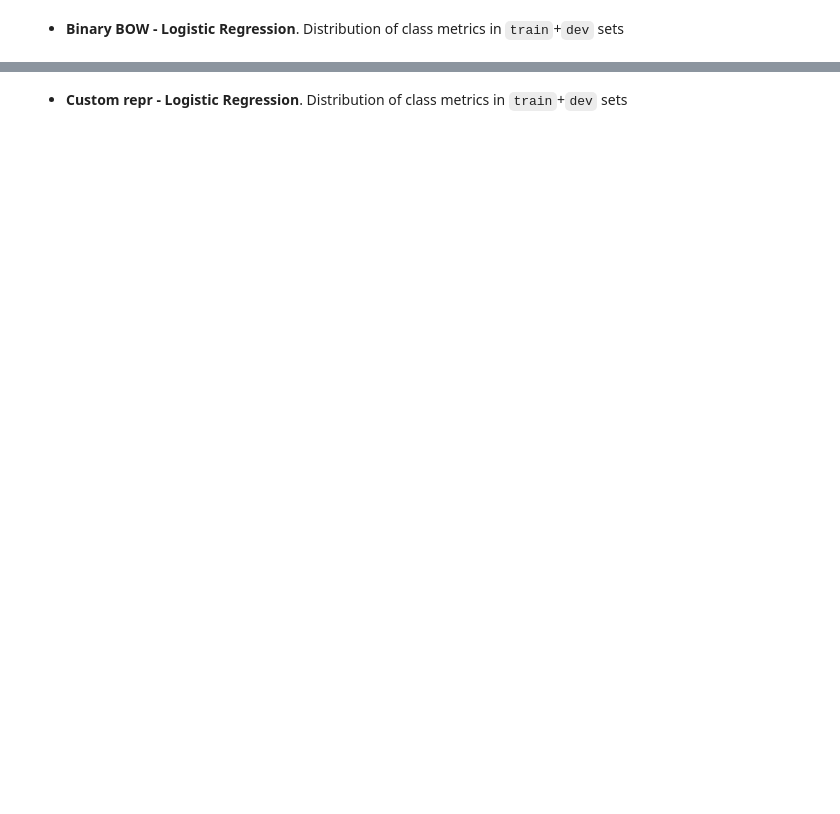
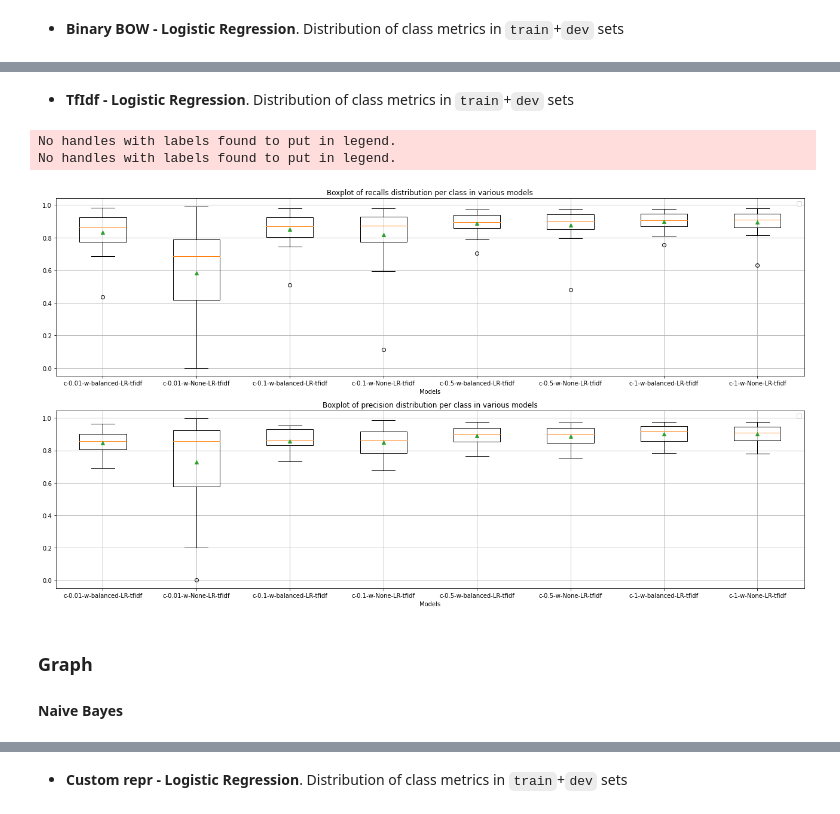
Before and after one commit to imsarmiento/NLP_202110, a Jupyter notebook: HW2/NB_LR.ipynb, the cells around one changed output, grey strips where cells are left out. Saved outputs shown, nothing was run; the diff lists cells and outputs as text; code cells hidden in the pictures; blank space fills up the shorter version.

```diff
--- a/HW2/NB_LR.ipynb
+++ b/HW2/NB_LR.ipynb
@@ -229,3 +233,7 @@ Shape bin test (5649, 141112)
+# %%
+transformer = TfidfTransformer()
+train_tfidf = transformer.fit_transform(train_bow)
+test_tfidf = transformer.transform(test_bow)
 # %% [markdown]
 ## Training models on 60% training set
 # %% [markdown]
@@ -341,0 +359,2 @@ alpha-0.01-fp-T-NB-bool 42
+# %%
+tfidf_results_LR, names_tfidf_LR = crossValidateModels(getLRModels(repr='tfidf'), train_tfidf, train_y, metrics=getPerClassScorings())
@@ -341,0 +371,4 @@ alpha-0.01-fp-T-NB-bool 42
+# %%
+saveModel(tfidf_results_LR, 'tfidf_results_LR')
+tfidf_results_LR = readModel('tfidf_results_LR')
+print(names_tfidf_LR[0] ,len(bow_bool_results[0]))
@@ -440,6 +490,7 @@ used for the cross validation.
 # %%
 bow_recalls, bow_precisions = modelsPerScore(bow_results)
 bow_bool_recalls, bow_bool_precisions = modelsPerScore(bow_bool_results)
+tfidf_recalls, tfidf_precisions = modelsPerScore(tfidf_results_LR)
 # %% [markdown]
 ### Graph
 
@@ -462,0 +514,12 @@ No handles with labels found to put in legend.
+# %% [markdown]
+* **TfIdf - Logistic Regression**. Distribution of class metrics in `train`+`dev` sets
+# %%
+graphMetrics(tfidf_recalls, tfidf_precisions, names_tfidf_LR)
+# %% [output]
+No handles with labels found to put in legend.
+No handles with labels found to put in legend.
+[figure, added]
+# %% [markdown]
+### Graph
+
+#### Naive Bayes
```
Also changed, not shown: parts of 65 cells of this notebook.
